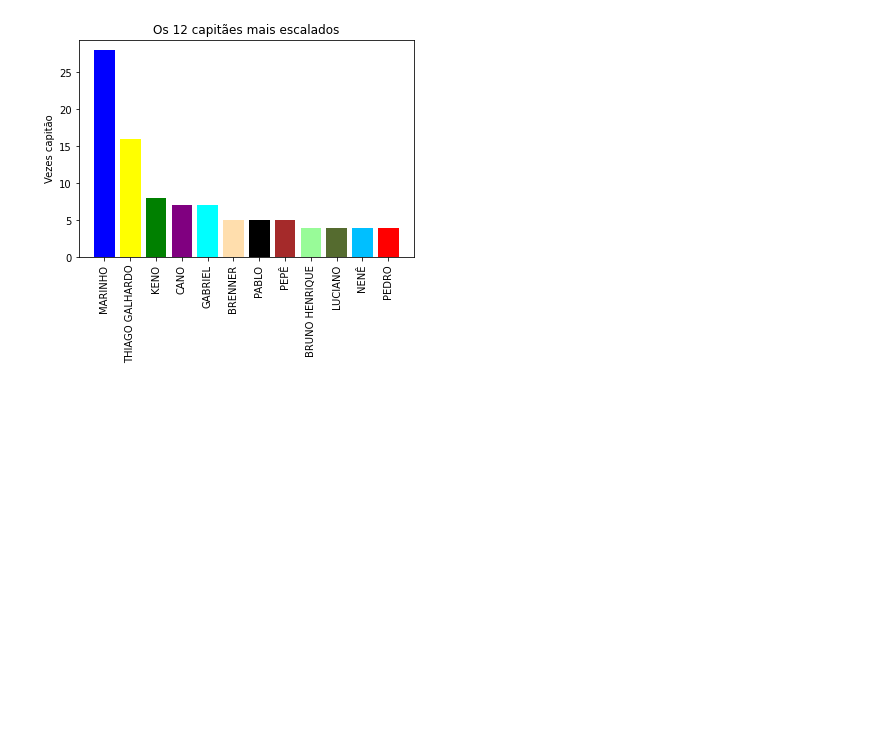
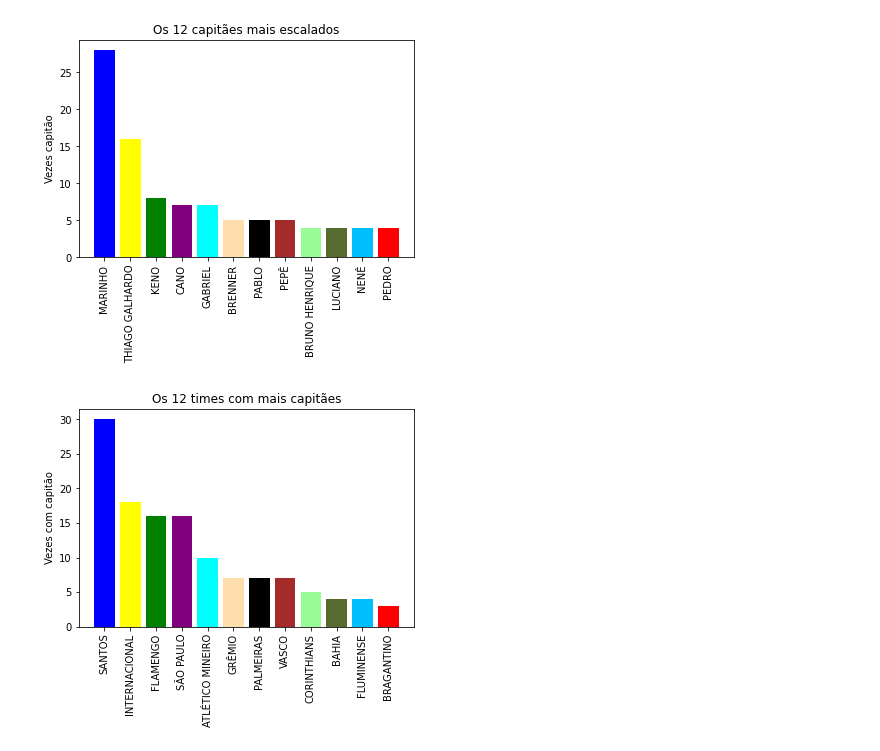
Before and after one commit to Eric-Mendes/estatisticas-quem-cair-calil, a Jupyter notebook: estudo_das_escalacoes_times_serios.ipynb, the cells around one changed output. Cells and saved outputs as stored; diff of their text form; code cells hidden in the pictures; blank space fills up the shorter version.

```diff
--- a/estudo_das_escalacoes_times_serios.ipynb
+++ b/estudo_das_escalacoes_times_serios.ipynb
@@ -180,3 +182,33 @@ plt.bar(cap[:12], vez[:12], color=['blue', 'yellow', 'green', 'purple',
 plt.show()
 # %% [output]
 [figure]
+# %%
+times = np.unique(list(df['TIME'].loc[df['CAPITÃO'] == 'SIM']))
+
+vezes_capitao = []
+for time in times:
+  vezes_capitao.append((time, df['TIME'].loc[(df['TIME'] == time) &
+                                                   (df['CAPITÃO'] == 'SIM')].count()))
+# %%
+vezes_capitao = sorted(vezes_capitao, reverse=True, key=lambda tup: tup[1])
+# %%
+cap = []
+vez = []
+for i in range(len(vezes_capitao)):
+  cap.append(vezes_capitao[i][0])
+  vez.append(vezes_capitao[i][1])
+
+plt.ylabel('Vezes com capitão')
+N = len(cap[:12])
+ind = np.arange(N)
+plt.xticks(ind, cap[:12], rotation='vertical')
+plt.yticks(np.arange(0, max(vez[:12])+2, 5))
+plt.title('Os 12 times com mais capitães')
+plt.bar(cap[:12], vez[:12], color=['blue', 'yellow', 'green', 'purple',
+                     'aqua', 'navajowhite', 'black', 'brown',
+                     'palegreen', 'darkolivegreen', 'deepskyblue', 'red',
+                     'magenta', 'navy', 'greenyellow', 'pink',
+                     'peachpuff', 'thistle', 'grey', 'gold'])
+plt.show()
+# %% [output]
+[figure, added]
```
Also changed, not shown: parts of 8 cells of this notebook.
